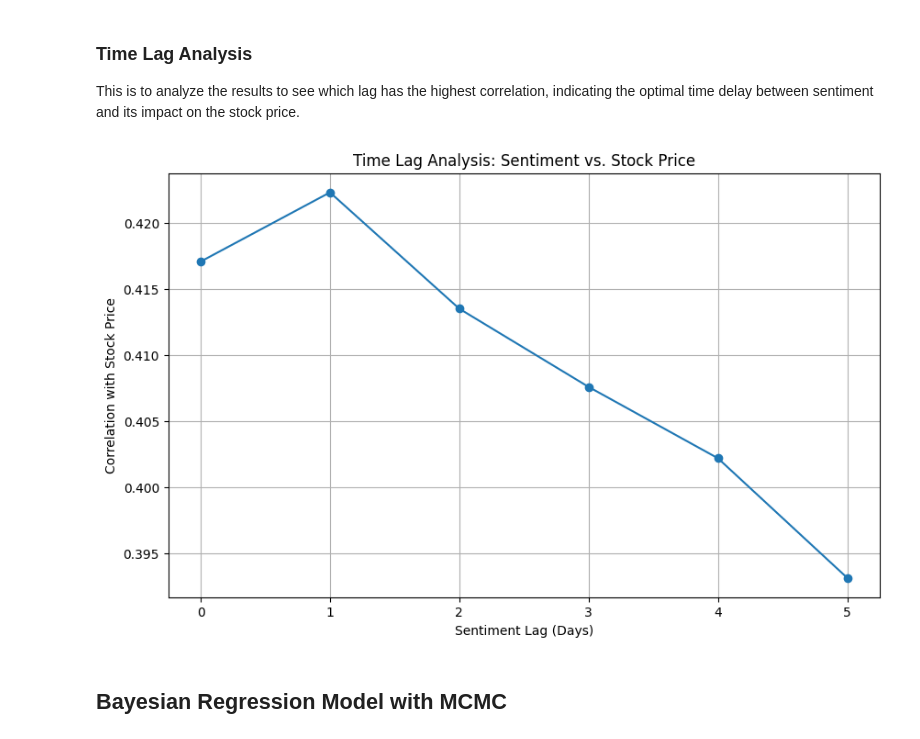
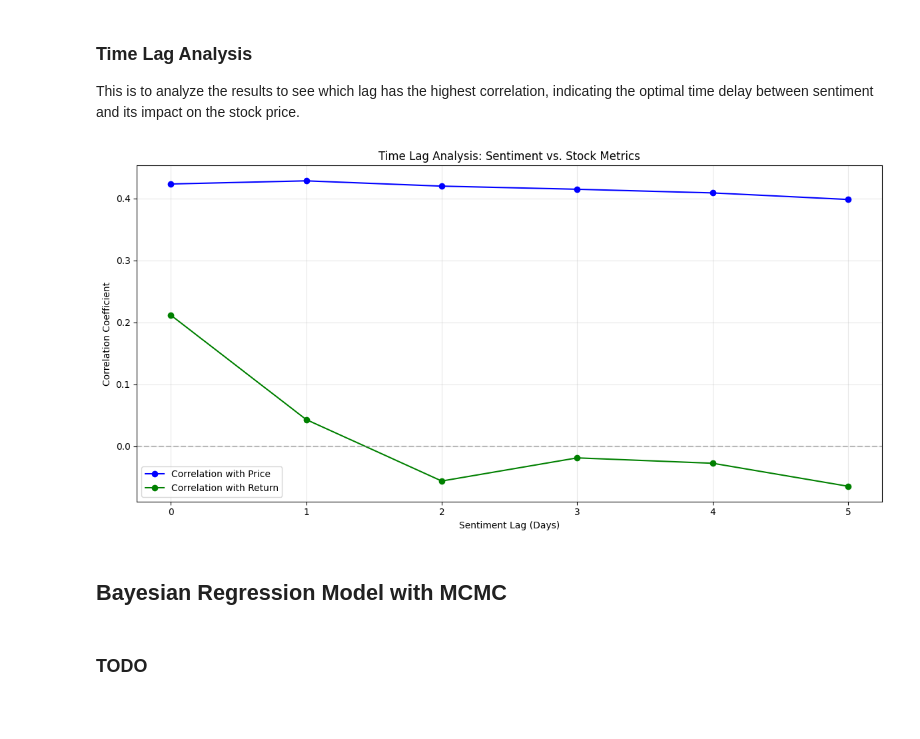
Before and after one commit to hish-school-work/Math509-project, a Jupyter notebook: Project509.ipynb, the cells around one changed output. Cells and saved outputs as stored; diff of their text form; code cells hidden in the pictures; blank space fills up the shorter version.

```diff
--- a/Project509.ipynb
+++ b/Project509.ipynb
@@ -505,41 +693,62 @@ plt.show()
 This is to analyze the results to see which lag has the highest correlation, indicating the optimal time delay between sentiment and its impact on the stock price.
 # %%
 def time_lag_analysis(df, lag_days):
-  """
-  Performs time lag analysis between sentiment and stock price.
+    """
+    Performs time lag analysis between sentiment and stock price/returns.
 
-  Args:
-    df: DataFrame with 'Date', 'adj_close', 'vader_compound' columns.
-    lag_days: Number of days to lag sentiment data.
+    Args:
+        df: DataFrame with 'Date', 'adj_close', 'return', 'vader_compound' columns.
+        lag_days: Number of days to lag sentiment data.
 
-  Returns:
-    A DataFrame with correlation results for each lag.
-  """
-  results = []
-  for lag in range(lag_days + 1):
-    df_copy = df.copy()
-    df_copy['lagged_sentiment'] = df_copy['vader_compound'].shift(lag)
-    correlation = df_copy['adj_close'].corr(df_copy['lagged_sentiment'])
-    results.append({'Lag (days)': lag, 'Correlation': correlation})
+    Returns:
+        A DataFrame with correlation results for each lag.
+    """
+    price_results = []
+    return_results = []
 
-  return pd.DataFrame(results)
+    for lag in range(lag_days + 1):
+        df_copy = df.copy()
+        df_copy['lagged_sentiment'] = df_copy['vader_compound'].shift(lag)
 
-# Example usage:
-lag_days_to_analyze = 5  # Analyze lags from 0 to 5 days
-correlation_results = time_lag_analysis(aligned_df, lag_days_to_analyze)
+        # Drop NaN values created by the shift
+        df_copy = df_copy.dropna(subset=['lagged_sentiment'])
 
-# Plot correlation results
-plt.figure(figsize=(10, 6))
-plt.plot(correlation_results['Lag (days)'], correlation_results['Correlation'], marker='o')
-plt.xlabel('Sentiment Lag (Days)')
-plt.ylabel('Correlation with Stock Price')
-plt.title('Time Lag Analysis: Sentiment vs. Stock Price')
-plt.grid(True)
-plt.show()
+        price_corr = df_copy['adj_close'].corr(df_copy['lagged_sentiment'])
+        return_corr = df_copy['return'].corr(df_copy['lagged_sentiment'])
+
+        price_results.append({'Lag (days)': lag, 'Correlation': price_corr, 'Target': 'Price'})
+        return_results.append({'Lag (days)': lag, 'Correlation': return_corr, 'Target': 'Return'})
+
+    results_df = pd.DataFrame(price_results + return_results)
+    return results_df
-# %% [output]
-[figure, removed]
+# %%
+# Analyze lags from 0 to 5 days
+lag_days_to_analyze = 5
+correlation_results = time_lag_analysis(aligned_df, lag_days_to_analyze)
+
+# Plot correlation results
+plt.figure(figsize=(12, 6))
+
+# Create separate plots for price and return correlations
+for target, color in [('Price', 'blue'), ('Return', 'green')]:
+    target_data = correlation_results[correlation_results['Target'] == target]
+    plt.plot(target_data['Lag (days)'], target_data['Correlation'],
+             marker='o', color=color, label=f'Correlation with {target}')
+
+plt.xlabel('Sentiment Lag (Days)')
+plt.ylabel('Correlation Coefficient')
+plt.title('Time Lag Analysis: Sentiment vs. Stock Metrics')
+plt.axhline(y=0, color='gray', linestyle='--', alpha=0.5)
+plt.grid(True, alpha=0.3)
+plt.legend()
+plt.tight_layout()
+plt.show()
+# %% [output]
+[figure, added]
 # %% [markdown]
 ## Bayesian Regression Model with MCMC
+# %% [markdown]
+### TODO
 # %%
 import pymc as pm
 import arviz as az
```
Also changed, not shown: parts of 25 cells of this notebook.
